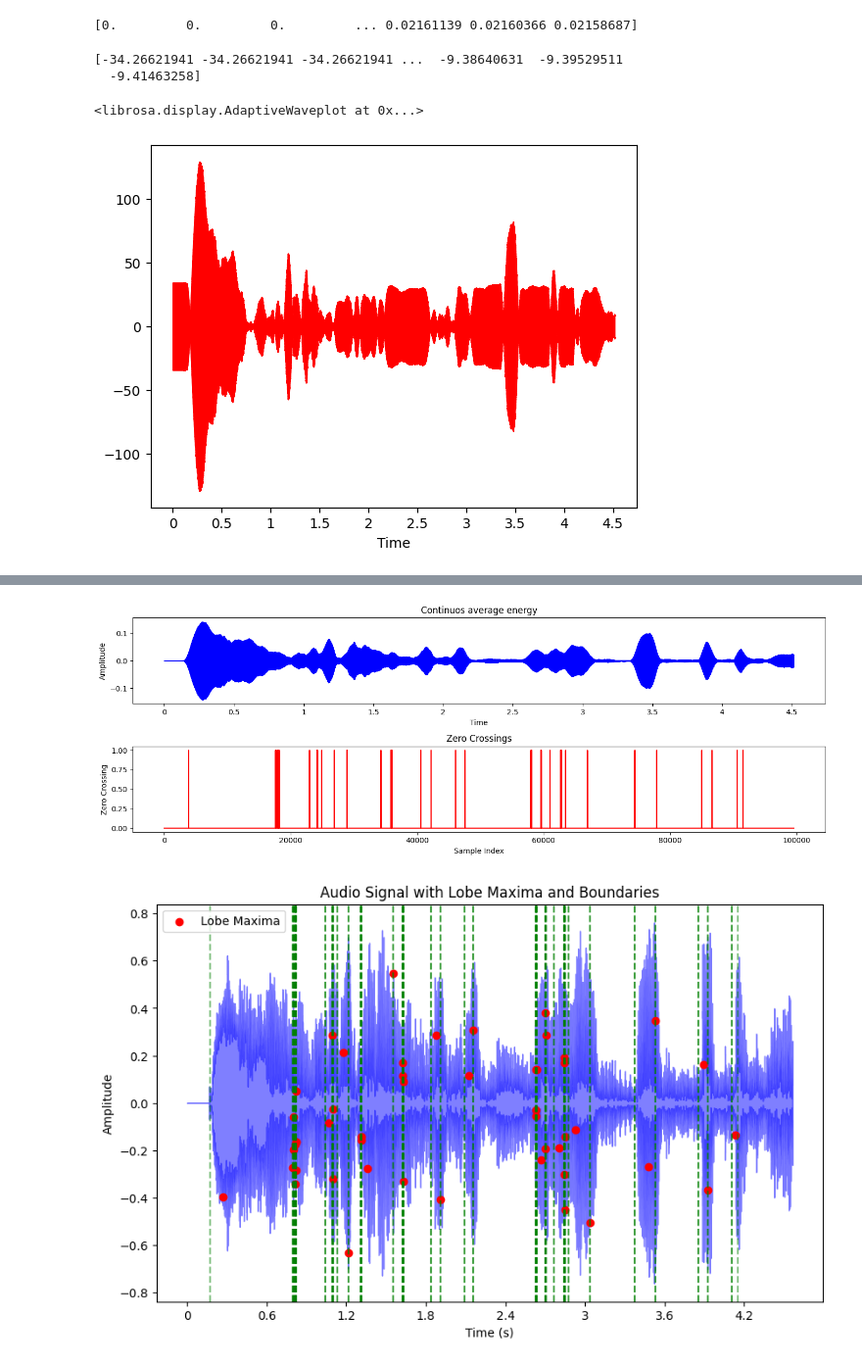
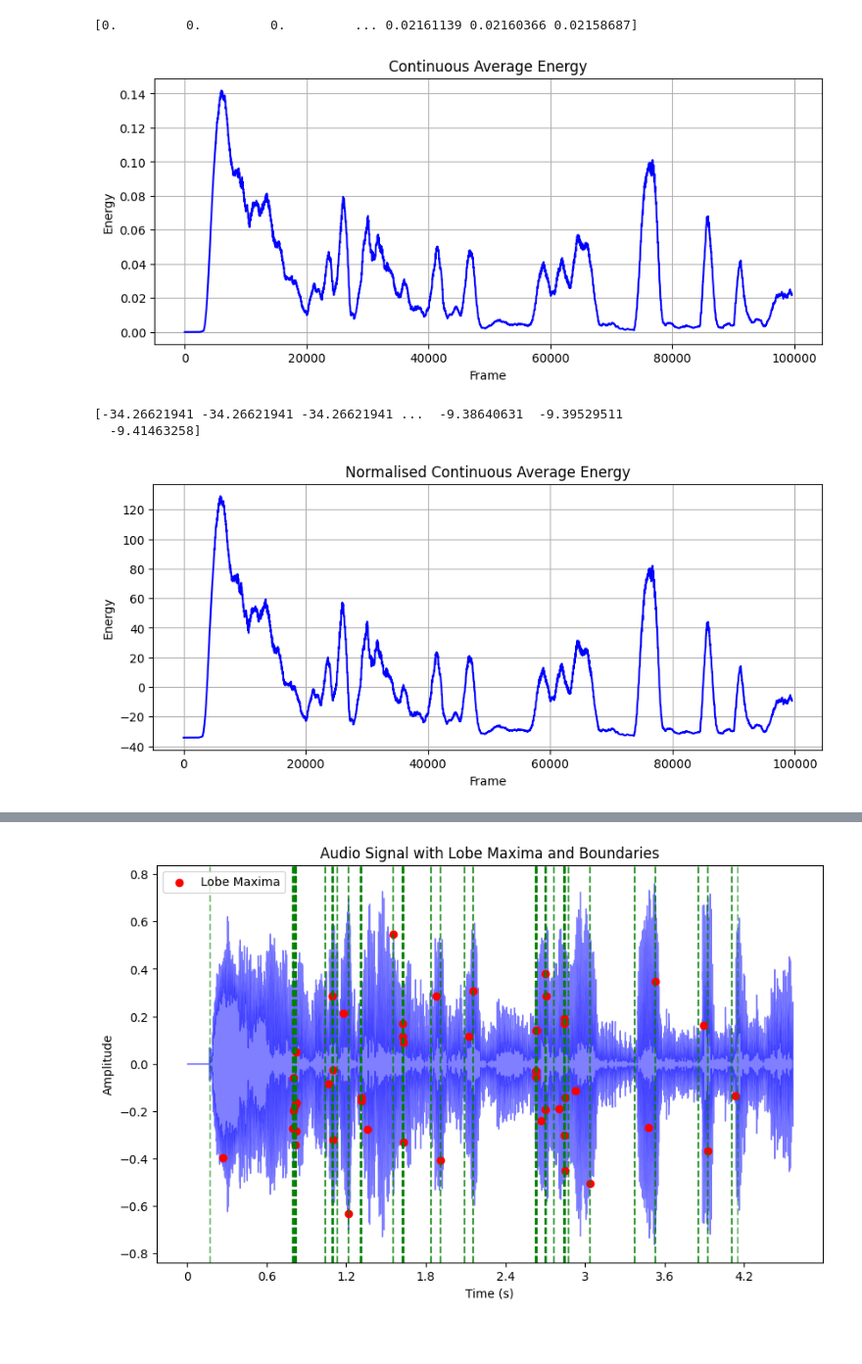
Before and after one commit to cvhkr19/AI-in-speech-processing, a Jupyter notebook: lab3/Lab03.ipynb, the cells around one changed output, grey strips where cells are left out. Shown at 98% size. Saved outputs shown, nothing was run; the diff lists cells and outputs as text; code cells hidden in the pictures; blank space fills up the shorter version.

```diff
--- a/lab3/Lab03.ipynb
+++ b/lab3/Lab03.ipynb
@@ -100,6 +119,16 @@ Ek_arr = np.array(Ek)
 print(Ek_arr)
 # %% [output]
 [0.         0.         0.         ... 0.02161139 0.02160366 0.02158687]
+# %%
+plt.figure(figsize=(10, 4))
+plt.plot(Ek_arr, color="blue")
+plt.title('Continuous Average Energy')
+plt.xlabel('Frame')
+plt.ylabel('Energy')
+plt.grid(True)
+plt.show()
+# %% [output]
+[figure, added]
 # %%
 import statistics
 Em = []
@@ -113,11 +142,16 @@ print(Em_arr)
 # %% [output]
 [-34.26621941 -34.26621941 -34.26621941 ...  -9.38640631  -9.39529511
   -9.41463258]
-# %%
-librosa.display.waveshow(Em_arr,color = 'red')
-# %% [output]
-<librosa.display.AdaptiveWaveplot at 0x...>
-[figure, removed]
+# %%
+plt.figure(figsize=(10, 4))
+plt.plot(Em_arr, color="blue")
+plt.title('Normalised Continuous Average Energy')
+plt.xlabel('Frame')
+plt.ylabel('Energy')
+plt.grid(True)
+plt.show()
+# %% [output]
+[figure, added]
 # %%
 Audio(Em_arr,rate = sr)
 # %% [output]
@@ -127,23 +159,3 @@ zero_crossings = librosa.zero_crossings(Em_arr, pad=False)
-# %%
-import matplotlib.pyplot as plt
-
-plt.figure(figsize=(14, 5))
-plt.subplot(2, 1, 1)
-librosa.display.waveshow(Ek_arr, sr=sr, color="blue")
-plt.title('Continuos average energy')
-plt.xlabel('Time')
-plt.ylabel('Amplitude')
-
-# Plot the zero crossings
-plt.subplot(2, 1, 2)
-plt.plot(zero_crossings, color='r')
-plt.title('Zero Crossings')
-plt.xlabel('Sample Index')
-plt.ylabel('Zero Crossing')
-plt.tight_layout()
-plt.show()
-# %% [output]
-[figure, removed]
 # %%
 zero_crossings_Energy = np.where(np.diff(np.sign(Em_arr)))[0]
 lobe_maxima_indices = []
```
Also changed, not shown: parts of 4 cells of this notebook.
